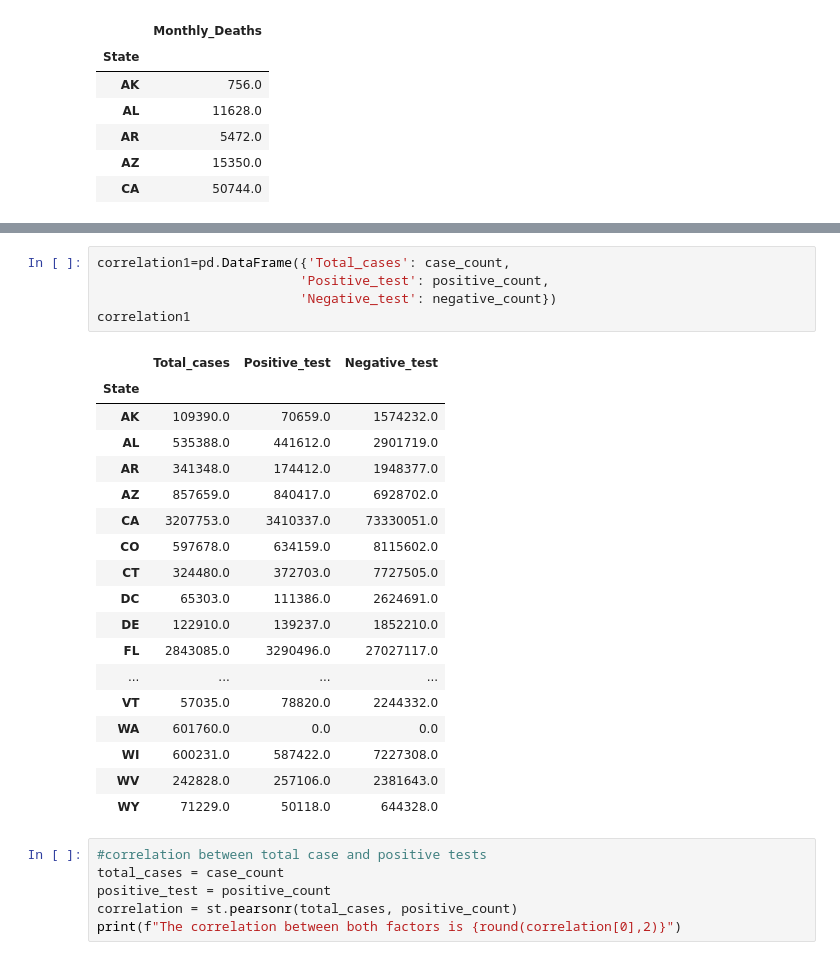
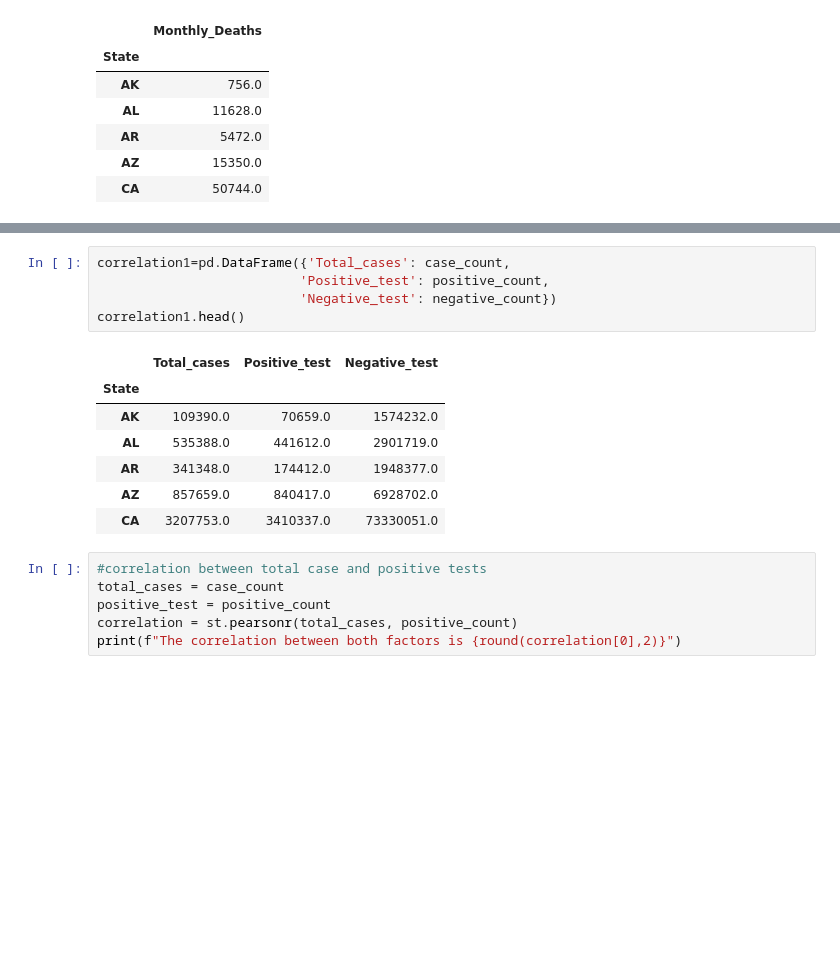
Before and after one commit to tracypoon/Group_3_Project, a Jupyter notebook: Mano/Graphs and correlation.ipynb, the cells around one changed output, grey strips where cells are left out. Cells and saved outputs as stored; diff of their text form; blank space fills up the shorter version.

```diff
--- a/Mano/Graphs and correlation.ipynb
+++ b/Mano/Graphs and correlation.ipynb
@@ -316,27 +318,16 @@ plt.show()
 # %%
 correlation1=pd.DataFrame({'Total_cases': case_count,
                           'Positive_test': positive_count,
                           'Negative_test': negative_count})
-correlation1
+correlation1.head()
 # %% [output]
 |  | Total_cases | Positive_test | Negative_test |
 | State |  |  |  |
 | AK | 109390.0 | 70659.0 | 1574232.0 |
 | AL | 535388.0 | 441612.0 | 2901719.0 |
 | AR | 341348.0 | 174412.0 | 1948377.0 |
 | AZ | 857659.0 | 840417.0 | 6928702.0 |
 | CA | 3207753.0 | 3410337.0 | 73330051.0 |
-| CO | 597678.0 | 634159.0 | 8115602.0 |
-| CT | 324480.0 | 372703.0 | 7727505.0 |
-| DC | 65303.0 | 111386.0 | 2624691.0 |
-| DE | 122910.0 | 139237.0 | 1852210.0 |
-| FL | 2843085.0 | 3290496.0 | 27027117.0 |
-| ... | ... | ... | ... |
-| VT | 57035.0 | 78820.0 | 2244332.0 |
-| WA | 601760.0 | 0.0 | 0.0 |
-| WI | 600231.0 | 587422.0 | 7227308.0 |
-| WV | 242828.0 | 257106.0 | 2381643.0 |
-| WY | 71229.0 | 50118.0 | 644328.0 |
 # %%
 #correlation between total case and positive tests
 total_cases = case_count
```
Also changed, not shown: parts of 31 cells of this notebook, 10 other files.
